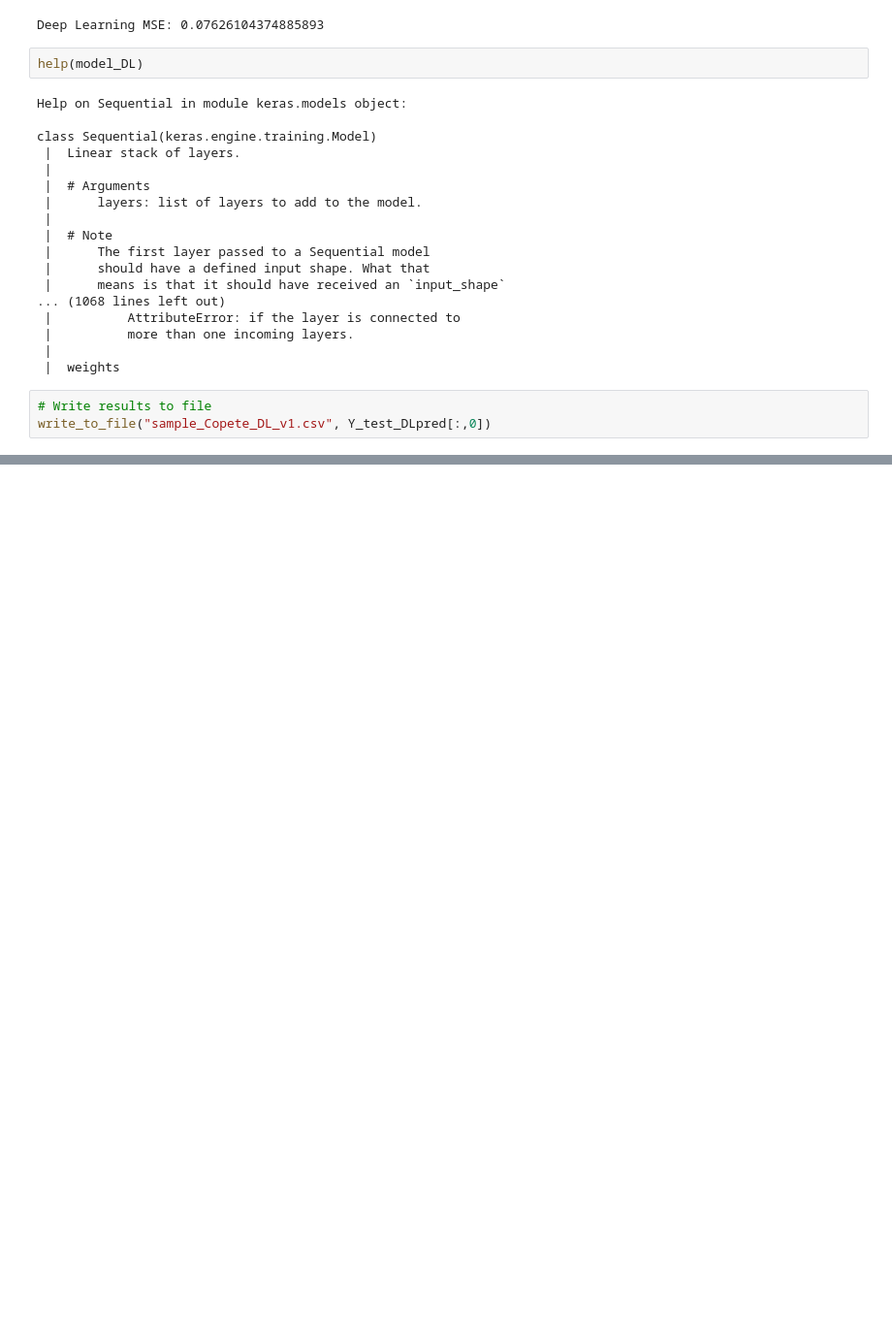
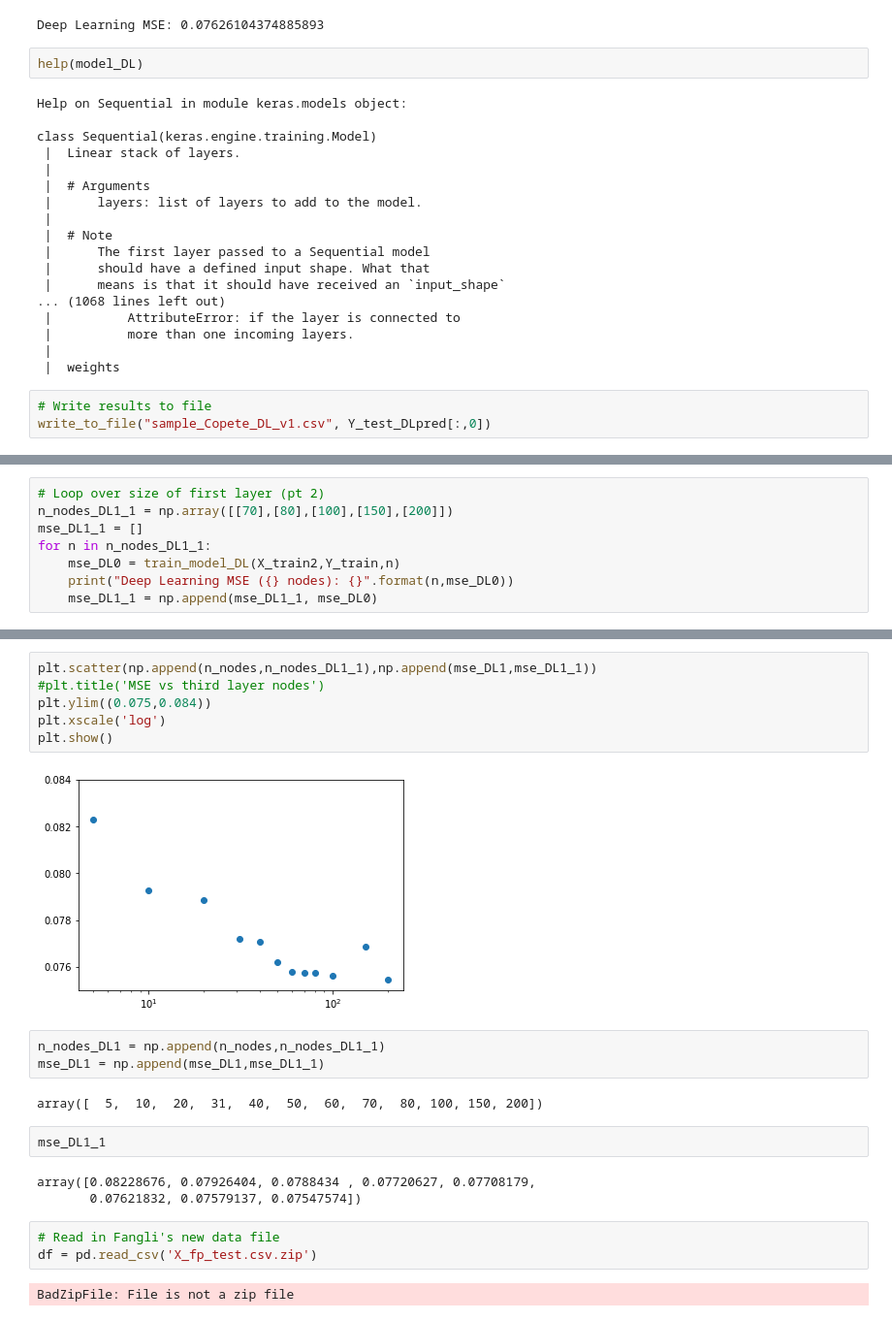
Before and after one commit to Copete/CS181_P1_AnFaXi, a Jupyter notebook: Antonio/P1_Antonio.ipynb, the cells around one changed output, grey strips where cells are left out. Shown: that part at 97% size. Drawn from its saved outputs; the diff is of its cells as text; blank space fills up the shorter version.

```diff
--- a/Antonio/P1_Antonio.ipynb
+++ b/Antonio/P1_Antonio.ipynb
@@ -706,0 +961,8 @@ list
+# %%
+# Loop over size of first layer (pt 2)
+n_nodes_DL1_1 = np.array([[70],[80],[100],[150],[200]])
+mse_DL1_1 = []
+for n in n_nodes_DL1_1:
+    mse_DL0 = train_model_DL(X_train2,Y_train,n)
+    print("Deep Learning MSE ({} nodes): {}".format(n,mse_DL0))
+    mse_DL1_1 = np.append(mse_DL1_1, mse_DL0)
@@ -706,0 +987,23 @@ list
+# %%
+plt.scatter(np.append(n_nodes,n_nodes_DL1_1),np.append(mse_DL1,mse_DL1_1))
+#plt.title('MSE vs third layer nodes')
+plt.ylim((0.075,0.084))
+plt.xscale('log')
+plt.show()
+# %% [output]
+[figure, added]
+# %%
+n_nodes_DL1 = np.append(n_nodes,n_nodes_DL1_1)
+mse_DL1 = np.append(mse_DL1,mse_DL1_1)
+# %% [output]
+array([  5,  10,  20,  31,  40,  50,  60,  70,  80, 100, 150, 200])
+# %%
+mse_DL1_1
+# %% [output]
+array([0.08228676, 0.07926404, 0.0788434 , 0.07720627, 0.07708179,
+       0.07621832, 0.07579137, 0.07547574])
+# %%
+# Read in Fangli's new data file
+df = pd.read_csv('X_fp_test.csv.zip')
+# %% [output]
+BadZipFile: File is not a zip file
```
Also changed, not shown: parts of 17 cells of this notebook, 5 other files.
